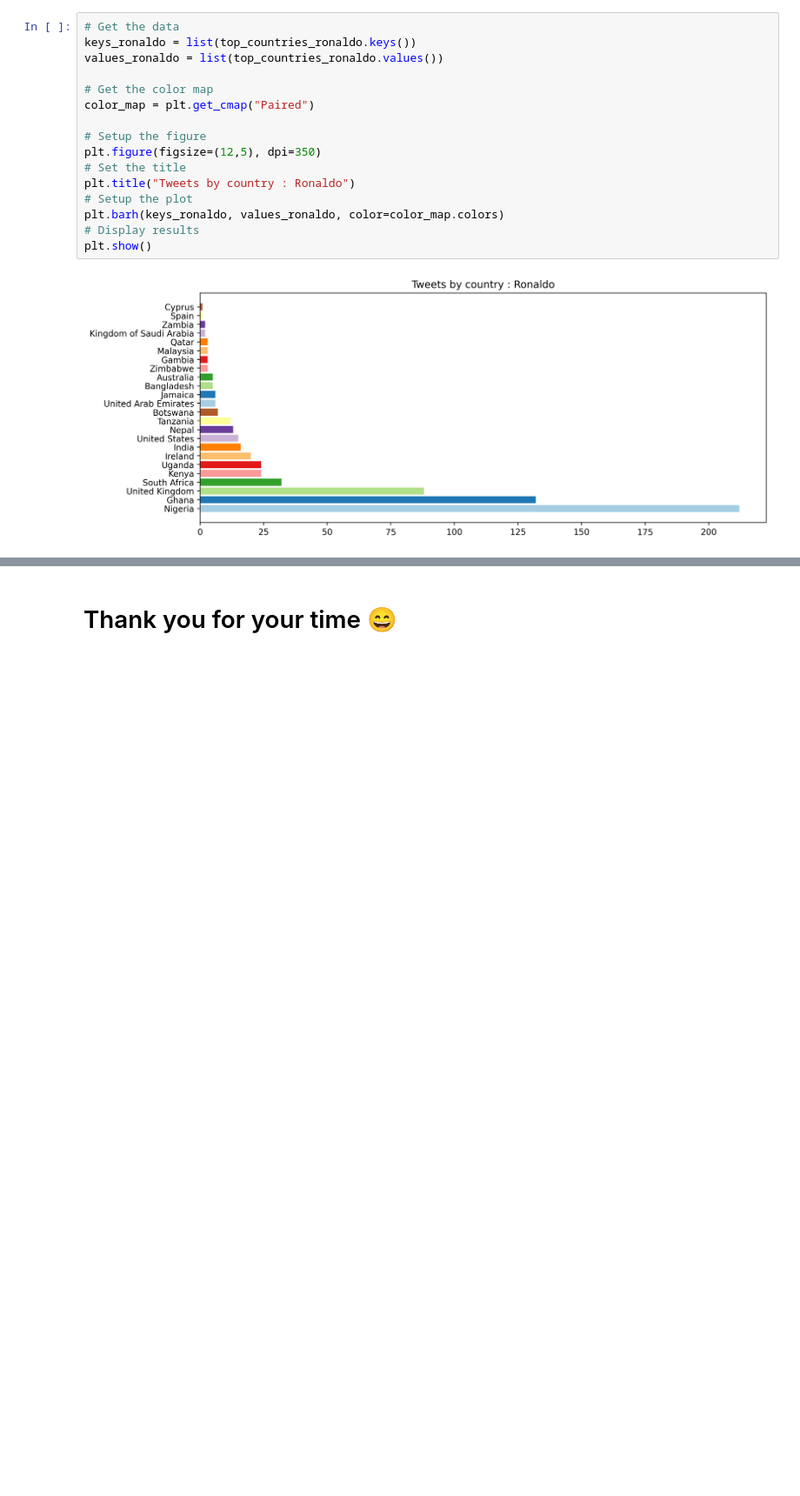
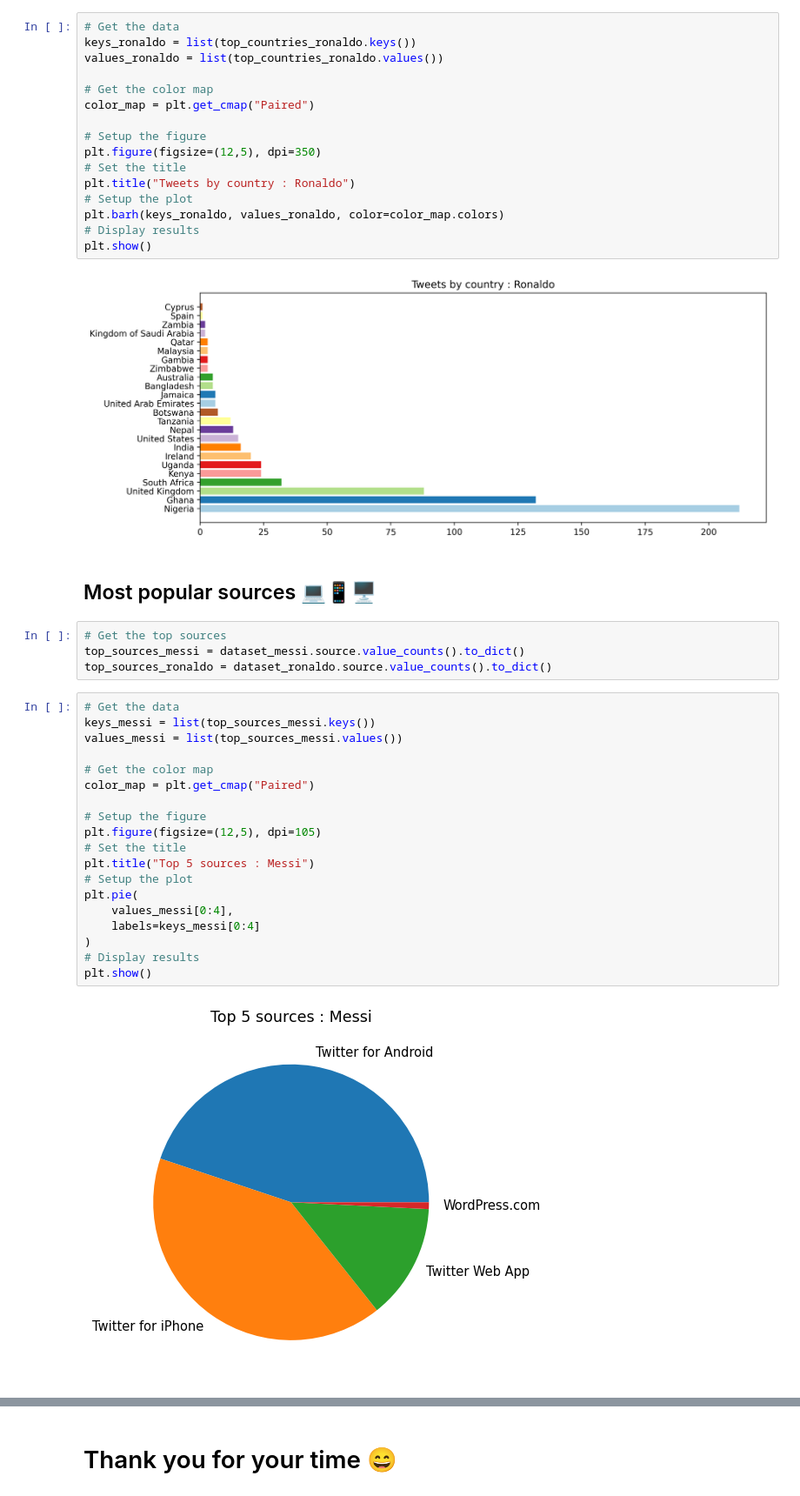
Before and after one commit to Justsecret123/Twitter-sentiment-analysis, a Jupyter notebook: Notebook/explore-tweets-about-messi-and-ronaldo.ipynb, the cells around one changed output, grey strips where cells are left out. Shown: that part at 87% size. Saved outputs shown, nothing was run; the diff lists cells and outputs as text; blank space fills up the shorter version.

Commit message:
UPDATE exploration Notebook - ADD Sources

```diff
--- a/Notebook/explore-tweets-about-messi-and-ronaldo.ipynb
+++ b/Notebook/explore-tweets-about-messi-and-ronaldo.ipynb
@@ -313,3 +314,30 @@ plt.barh(keys_ronaldo, values_ronaldo, color=color_map.colors)
 plt.show()
 # %% [output]
 [figure]
+# %% [markdown]
+## Most popular sources 💻📱🖥
+# %%
+# Get the top sources
+top_sources_messi = dataset_messi.source.value_counts().to_dict()
+top_sources_ronaldo = dataset_ronaldo.source.value_counts().to_dict()
+# %%
+# Get the data
+keys_messi = list(top_sources_messi.keys())
+values_messi = list(top_sources_messi.values())
+
+# Get the color map
+color_map = plt.get_cmap("Paired")
+
+# Setup the figure
+plt.figure(figsize=(12,5), dpi=105)
+# Set the title
+plt.title("Top 5 sources : Messi")
+# Setup the plot
+plt.pie(
+    values_messi[0:4],
+    labels=keys_messi[0:4]
+)
+# Display results
+plt.show()
+# %% [output]
+[figure, added]
```
Also changed, not shown: parts of 4 cells of this notebook.
